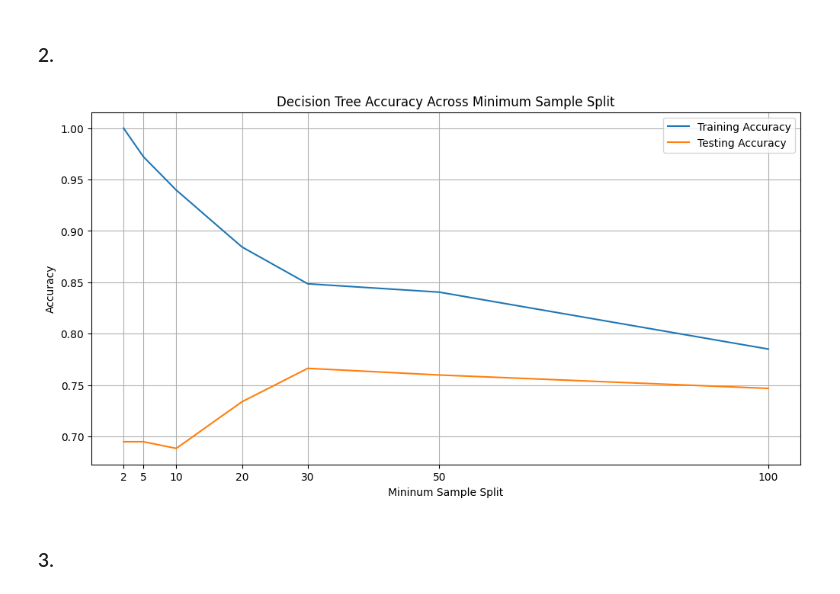
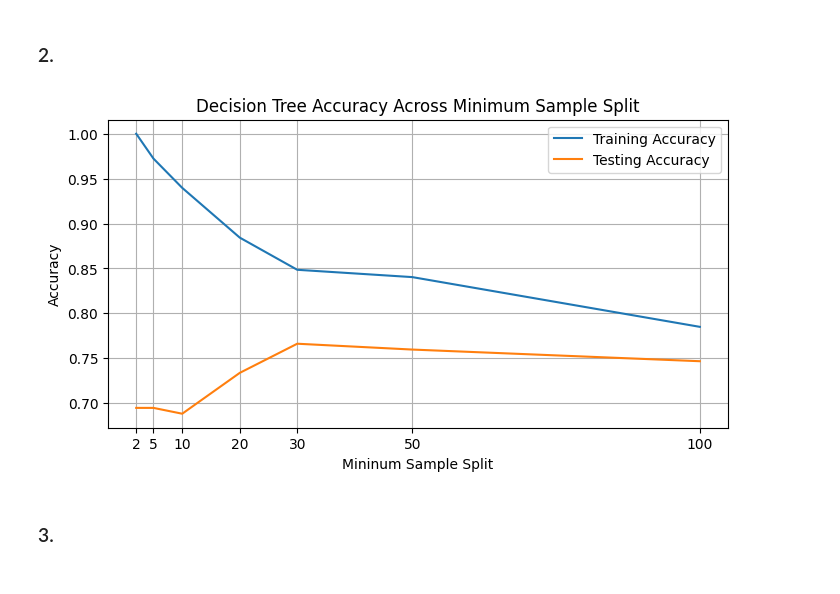
Before and after one commit to raquelgraos/Machine-Learning-Labs, a Jupyter notebook: hw1.ipynb, the cells around one changed output. Cells and saved outputs as stored; diff of their text form; code cells hidden in the pictures.

```diff
--- a/hw1.ipynb
+++ b/hw1.ipynb
@@ -58,7 +58,6 @@ import pandas as pd
 import numpy as np
 from scipy.io.arff import loadarff
 from sklearn.model_selection import train_test_split, StratifiedKFold
-from sklearn.tree import DecisionTreeClassifier
 from sklearn.metrics import accuracy_score
 import matplotlib.pyplot as plt
 
@@ -67,7 +66,7 @@ data, meta = loadarff('diabetes.arff')
 df = pd.DataFrame(data)
 
 X = df.iloc[:, :-1] # all variables except outcome
-y = df['Outcome'].str.decode('utf-8') # class label ('Outcome')
+y = df['Outcome'].str.decode('utf-8') # target class
 
 # the minimum sample split
 min_samples_split = [2, 5, 10, 20, 30, 50, 100]
@@ -84,35 +83,35 @@ def evaluate_decision_tree(X_train, X_test, y_train, y_test, min_samples_splits,
         train_acc = []
         test_acc = []
 
         for x in range(n_runs):
             predictor = DecisionTreeClassifier(min_samples_split=min, random_state=1)
             predictor.fit(X_train, y_train)
 
             y_train_pred = predictor.predict(X_train)
             train_acc.append(accuracy_score(y_train, y_train_pred))
 
             y_test_pred = predictor.predict(X_test)
             test_acc.append(accuracy_score(y_test, y_test_pred))
 
         training_accuracies.append(np.average(train_acc))
         testing_accuracies.append(np.average(test_acc))
 
     return training_accuracies, testing_accuracies
 
 training_accuracies, testing_accuracies = evaluate_decision_tree(X_train, X_test, y_train, y_test, min_samples_split, 10)
 
-plt.figure(figsize=(12,6))
+plt.figure(figsize=(8,4))
 plt.plot(min_samples_split, training_accuracies, label ='Training Accuracy')
 plt.plot(min_samples_split, testing_accuracies, label ='Testing Accuracy')
 plt.title('Decision Tree Accuracy Across Minimum Sample Split')
 plt.xlabel('Mininum Sample Split')
 plt.ylabel('Accuracy')
 plt.xticks(min_samples_split)
 plt.legend()
 plt.grid(True)
 plt.show()
 # %% [output]
-[figure, old version]
+[figure, new version]
 # %% [markdown]
 ### 3.
 # %% [markdown]
```
Also changed, not shown: parts of 4 cells of this notebook.
